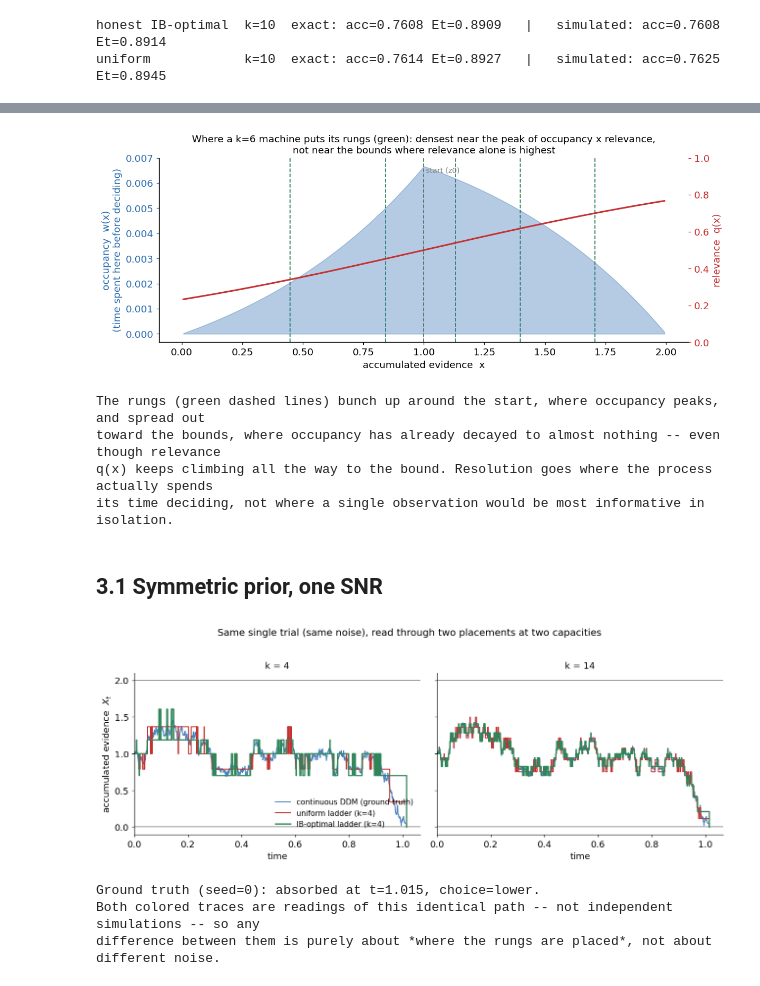
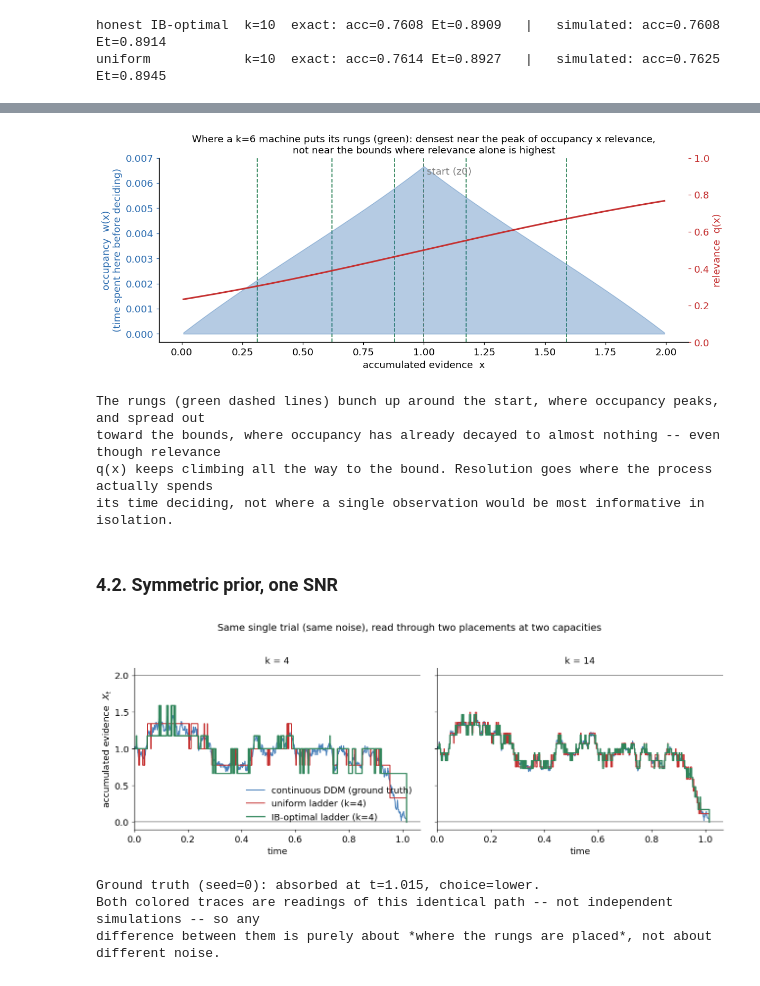
Before and after one commit to TheGoldLab/playpen_IB_DDM, a Jupyter notebook: notebooks/03_ddm.ipynb, the cells around one changed output, grey strips where cells are left out. Drawn from its saved outputs; the diff is of its cells as text; code cells hidden in the pictures.

```diff
--- a/notebooks/03_ddm.ipynb
+++ b/notebooks/03_ddm.ipynb
@@ -1568,52 +1409,52 @@ v, s, a, z_frac = 0.6, 1.0, 2.0, 0.5
 k0 = 300  # fine reference resolution for the IB-optimal (non-uniform) placement
 k_mech = 6
 
-r_mech = ib_optimal_chain_fixed_start(k0, k_mech, v, s, a, z_frac)
+r_mech = ib_optimal_chain_unknown_drift_fixed_start(k0, k_mech, v, s, a, z_frac, pi=0.5)
 fr = r_mech["fr"]
 
 fig, ax1 = plt.subplots(figsize=(11, 4.4))
 ax1.fill_between(fr["x"], fr["w"], color=NORM_COLOR, alpha=0.35, label="occupancy w(x)")
 ax1.set_xlabel("accumulated evidence  x")
 ax1.set_ylabel("occupancy  w(x)\n(time spent here before deciding)", color=NORM_COLOR)
 ax1.tick_params(axis="y", colors=NORM_COLOR)
 
 ax2 = ax1.twinx()
 ax2.plot(fr["x"], fr["q"], color="#c53030", lw=2, label="relevance q(x) = P(upper|x)")
 ax2.set_ylabel("relevance  q(x)", color="#c53030")
 ax2.tick_params(axis="y", colors="#c53030")
 ax2.set_ylim(0, 1)
 
 for xb in r_mech["x_nodes_opt"][1:-1]:
     ax1.axvline(xb, color="#2f855a", ls="--", lw=1.2, zorder=0)
 ax1.axvline(z_frac * a, color="gray", ls=":", lw=1.2)
-ax1.text(z_frac * a, ax1.get_ylim()[1] * 0.95, " start (z0)", fontsize=9, color="gray", va="top")
+ax1.text(z_frac * a, ax1.get_ylim()[1] * 0.95, " start (z0)", fontsize=12, color="gray", va="top")
 
 ax1.set_title(f"Where a k={k_mech} machine puts its rungs (green): densest near the peak of "
               "occupancy x relevance,\nnot near the bounds where relevance alone is highest")
 fig.tight_layout()
 plt.show()
 
 print("The rungs (green dashed lines) bunch up around the start, where occupancy peaks, and spread out")
 print("toward the bounds, where occupancy has already decayed to almost nothing -- even though relevance")
 print("q(x) keeps climbing all the way to the bound. Resolution goes where the process actually spends")
 print("its time deciding, not where a single observation would be most informative in isolation.")
 # %% [output]
-[figure, old version]
+[figure, new version]
 The rungs (green dashed lines) bunch up around the start, where occupancy peaks, and spread out
 toward the bounds, where occupancy has already decayed to almost nothing -- even though relevance
 q(x) keeps climbing all the way to the bound. Resolution goes where the process actually spends
 its time deciding, not where a single observation would be most informative in isolation.
 # %% [markdown]
-## 3.1 Symmetric prior, one SNR
+### 4.2. Symmetric prior, one SNR
 # %%
 seed_shared = 0
 ts_true, xs_true = simulate_ddm_path(v, s, a, z_frac, dt=1e-3, t_max=15, seed=seed_shared)
 true_choice = "upper" if xs_true[-1] >= a else "lower"
 
-k_list_31 = [4, 14]
+k_list_sym = [4, 14]
 fig, axes = plt.subplots(1, 2, figsize=(12, 4.4), sharey=True)
-for ax, k in zip(axes, k_list_31):
-    r = ib_optimal_chain_fixed_start(k0, k, v, s, a, z_frac)
+for ax, k in zip(axes, k_list_sym):
+    r = ib_optimal_chain_unknown_drift_fixed_start(k0, k, v, s, a, z_frac, pi=0.5)
     xs_unif = quantize_ddm_path(ts_true, xs_true, r["x_nodes_unif"])
     xs_opt = quantize_ddm_path(ts_true, xs_true, r["x_nodes_opt"])
 
@@ -1626,7 +1467,7 @@ for ax, k in zip(axes, k_list_31):
     ax.set_title(f"k = {k}")
     ax.set_xlim(0, ts_true[-1] * 1.05)
 axes[0].set_ylabel("accumulated evidence  $X_t$")
-axes[0].legend(frameon=False, fontsize=10, loc="lower right")
+axes[0].legend(frameon=False, fontsize=12, loc="lower right")
 fig.suptitle("Same single trial (same noise), read through two placements at two capacities", y=1.02)
 fig.tight_layout()
 plt.show()
@@ -1635,7 +1476,7 @@ print(f"Ground truth (seed={seed_shared}): absorbed at t={ts_true[-1]:.3f}, choi
 print("Both colored traces are readings of this identical path -- not independent simulations -- so any")
 print("difference between them is purely about *where the rungs are placed*, not about different noise.")
 # %% [output]
-[figure, old version]
+[figure, new version]
 Ground truth (seed=0): absorbed at t=1.015, choice=lower.
 Both colored traces are readings of this identical path -- not independent simulations -- so any
 difference between them is purely about *where the rungs are placed*, not about different noise.
```
Also changed, not shown: parts of 68 cells of this notebook, 5 other files.
